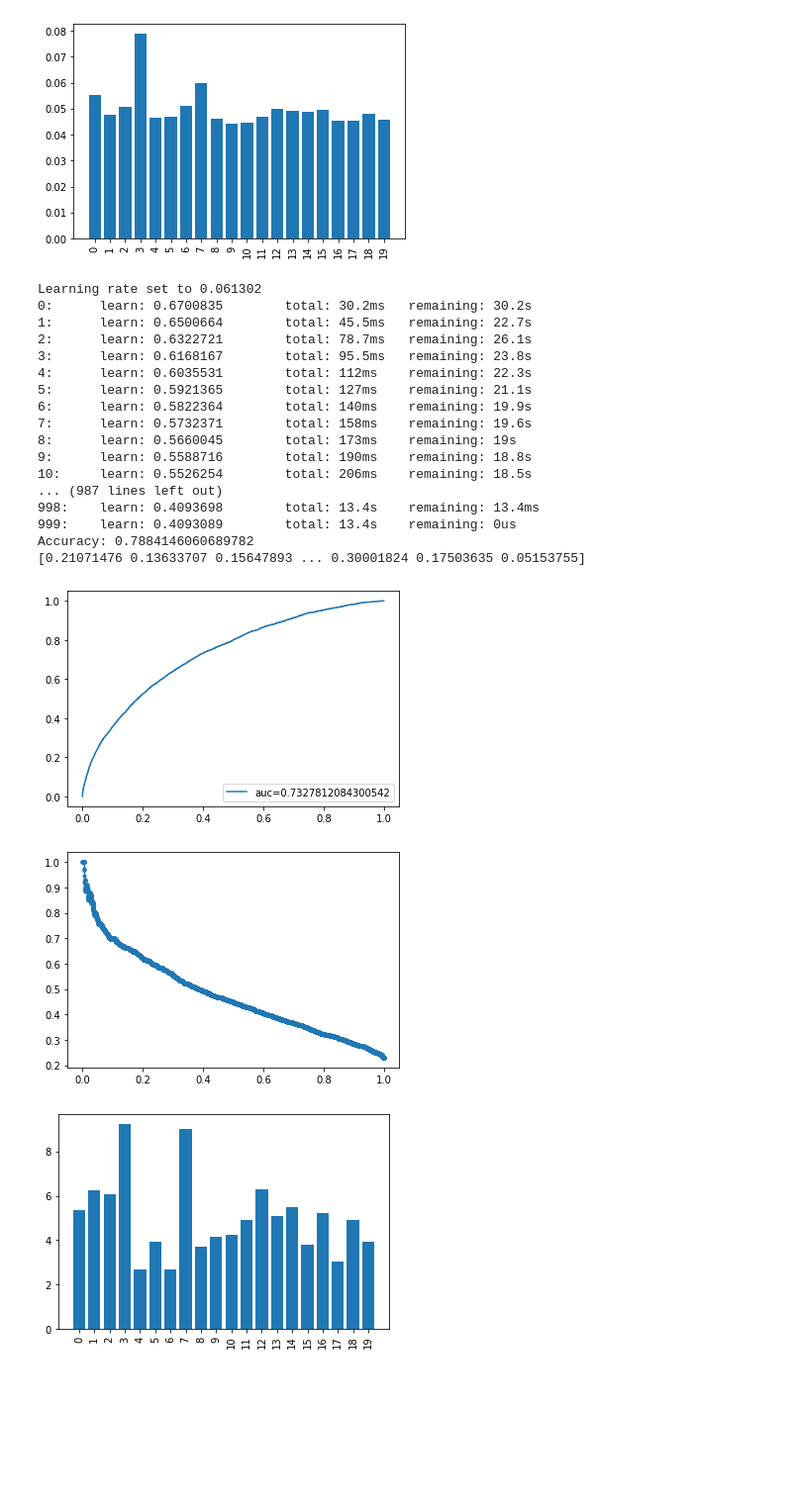
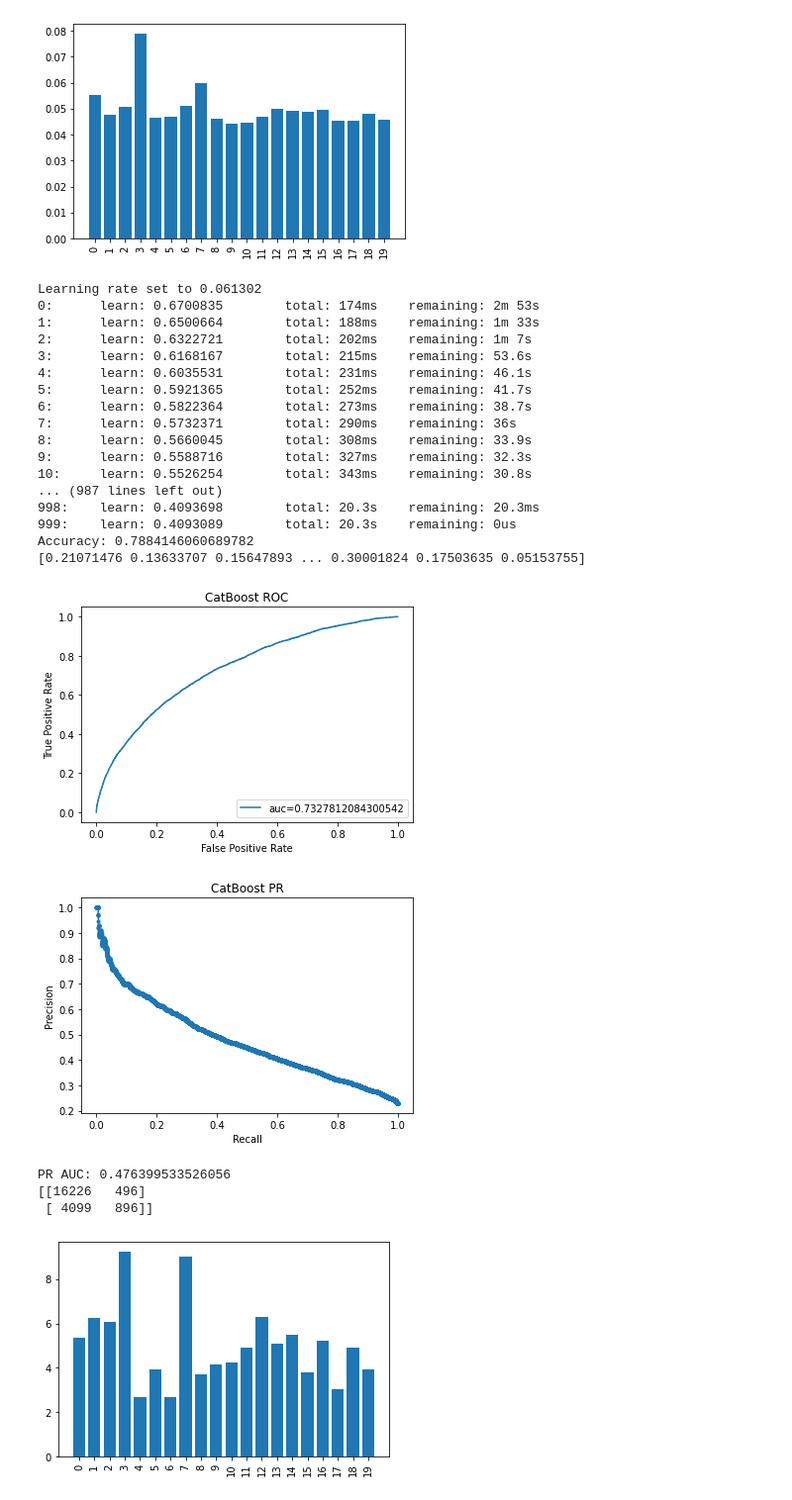
Before and after one commit to neeley-pate/ECE461PFinalProject, a Jupyter notebook: classifiers/pca_data_classification.ipynb, the cells around one changed output. Shown at 99% size. Cells and saved outputs as stored; diff of their text form; code cells hidden in the pictures; blank space fills up the shorter version.

```diff
--- a/classifiers/pca_data_classification.ipynb
+++ b/classifiers/pca_data_classification.ipynb
@@ -203,47 +203,59 @@ Accuracy: 0.7765805590090712
 [figure]
 # %%
 # Catboost
-
+import sklearn.metrics as metrics
 clf = CatBoostClassifier(random_state=42, loss_function='Logloss')
 clf.fit(x_train, y_train)
 cat_pred = clf.predict(x_test)
 print("Accuracy:", accuracy_score(y_test, cat_pred))
 cat_pred_proba = clf.predict_proba(x_test)[::,1]
 print(cat_pred_proba)
 fpr, tpr, _ = roc_curve(y_test,  cat_pred_proba)
 auc = roc_auc_score(y_test, cat_pred_proba)
 plt.plot(fpr,tpr,label="auc="+str(auc))
+plt.title("CatBoost ROC")
+plt.xlabel("False Positive Rate")
+plt.ylabel("True Positive Rate")
 plt.legend(loc=4)
 plt.show()
 
 precision, recall, _ = precision_recall_curve(y_test, cat_pred_proba)
 plt.plot(recall, precision, marker='.')
+plt.title("CatBoost PR")
+plt.xlabel("Recall")
+plt.ylabel("Precision")
 plt.show()
+print("PR AUC:", metrics.average_precision_score(y_test, cat_pred_proba))
+
+print(confusion_matrix(y_test, cat_pred))
 
 importance = clf.get_feature_importance()
 plt.bar(x_train.columns, importance)
 plt.xticks(rotation=90)
 plt.show()
 # %% [output]
 Learning rate set to 0.061302
-0:      learn: 0.6700835        total: 30.2ms   remaining: 30.2s
-1:      learn: 0.6500664        total: 45.5ms   remaining: 22.7s
-2:      learn: 0.6322721        total: 78.7ms   remaining: 26.1s
-3:      learn: 0.6168167        total: 95.5ms   remaining: 23.8s
-4:      learn: 0.6035531        total: 112ms    remaining: 22.3s
-5:      learn: 0.5921365        total: 127ms    remaining: 21.1s
-6:      learn: 0.5822364        total: 140ms    remaining: 19.9s
-7:      learn: 0.5732371        total: 158ms    remaining: 19.6s
-8:      learn: 0.5660045        total: 173ms    remaining: 19s
-9:      learn: 0.5588716        total: 190ms    remaining: 18.8s
-10:     learn: 0.5526254        total: 206ms    remaining: 18.5s
+0:      learn: 0.6700835        total: 174ms    remaining: 2m 53s
+1:      learn: 0.6500664        total: 188ms    remaining: 1m 33s
+2:      learn: 0.6322721        total: 202ms    remaining: 1m 7s
+3:      learn: 0.6168167        total: 215ms    remaining: 53.6s
+4:      learn: 0.6035531        total: 231ms    remaining: 46.1s
+5:      learn: 0.5921365        total: 252ms    remaining: 41.7s
+6:      learn: 0.5822364        total: 273ms    remaining: 38.7s
+7:      learn: 0.5732371        total: 290ms    remaining: 36s
+8:      learn: 0.5660045        total: 308ms    remaining: 33.9s
+9:      learn: 0.5588716        total: 327ms    remaining: 32.3s
+10:     learn: 0.5526254        total: 343ms    remaining: 30.8s
 ... (987 lines left out)
-998:    learn: 0.4093698        total: 13.4s    remaining: 13.4ms
-999:    learn: 0.4093089        total: 13.4s    remaining: 0us
+998:    learn: 0.4093698        total: 20.3s    remaining: 20.3ms
+999:    learn: 0.4093089        total: 20.3s    remaining: 0us
 Accuracy: 0.7884146060689782
 [0.21071476 0.13633707 0.15647893 ... 0.30001824 0.17503635 0.05153755]
-[figure, old version]
+[figure, new version]
-[figure, old version]
+[figure, new version]
+PR AUC: 0.476399533526056
+[[16226   496]
+ [ 4099   896]]
 [figure]
 # %%
 # create dataframe with all predicted values
```
Also changed, not shown: 2 other files.
